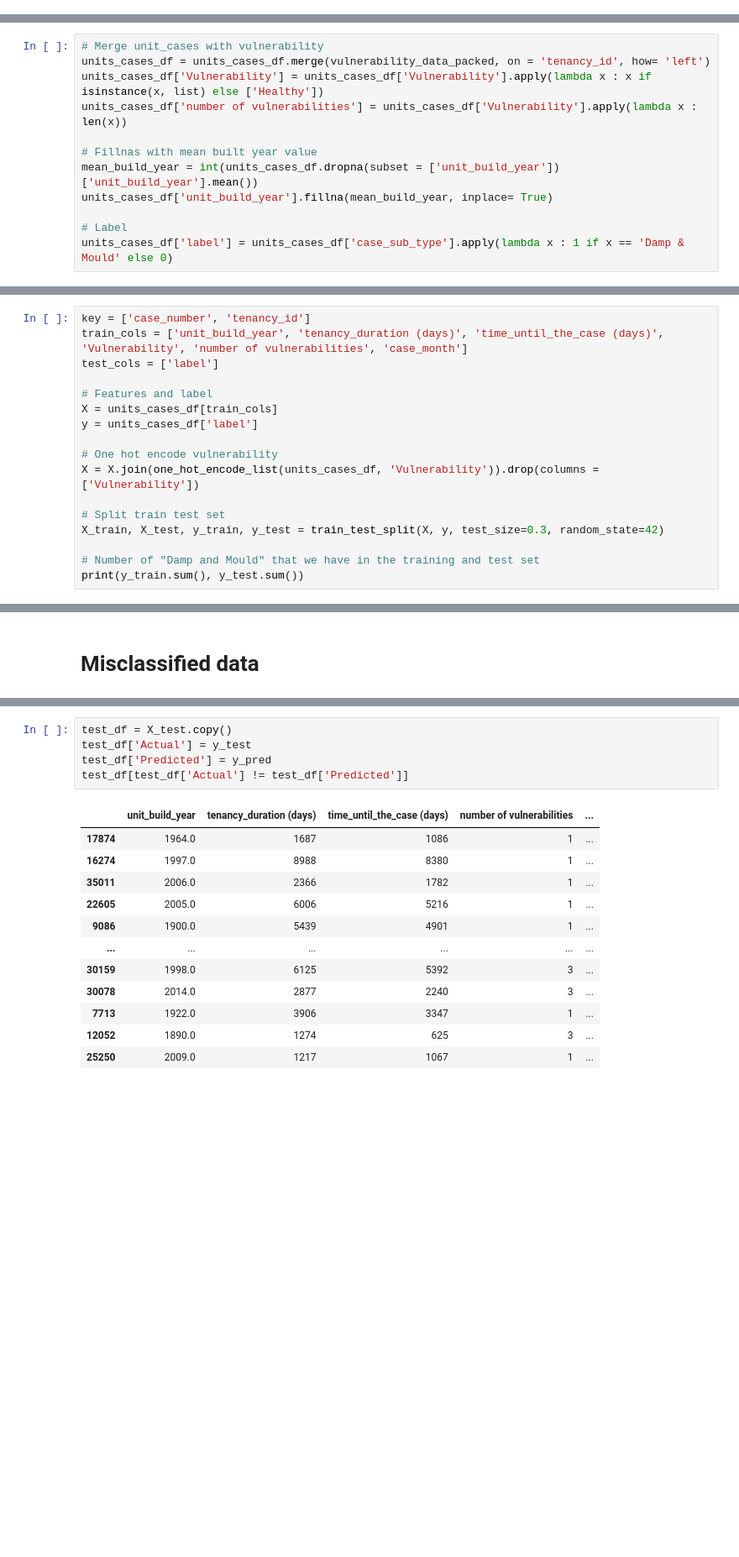
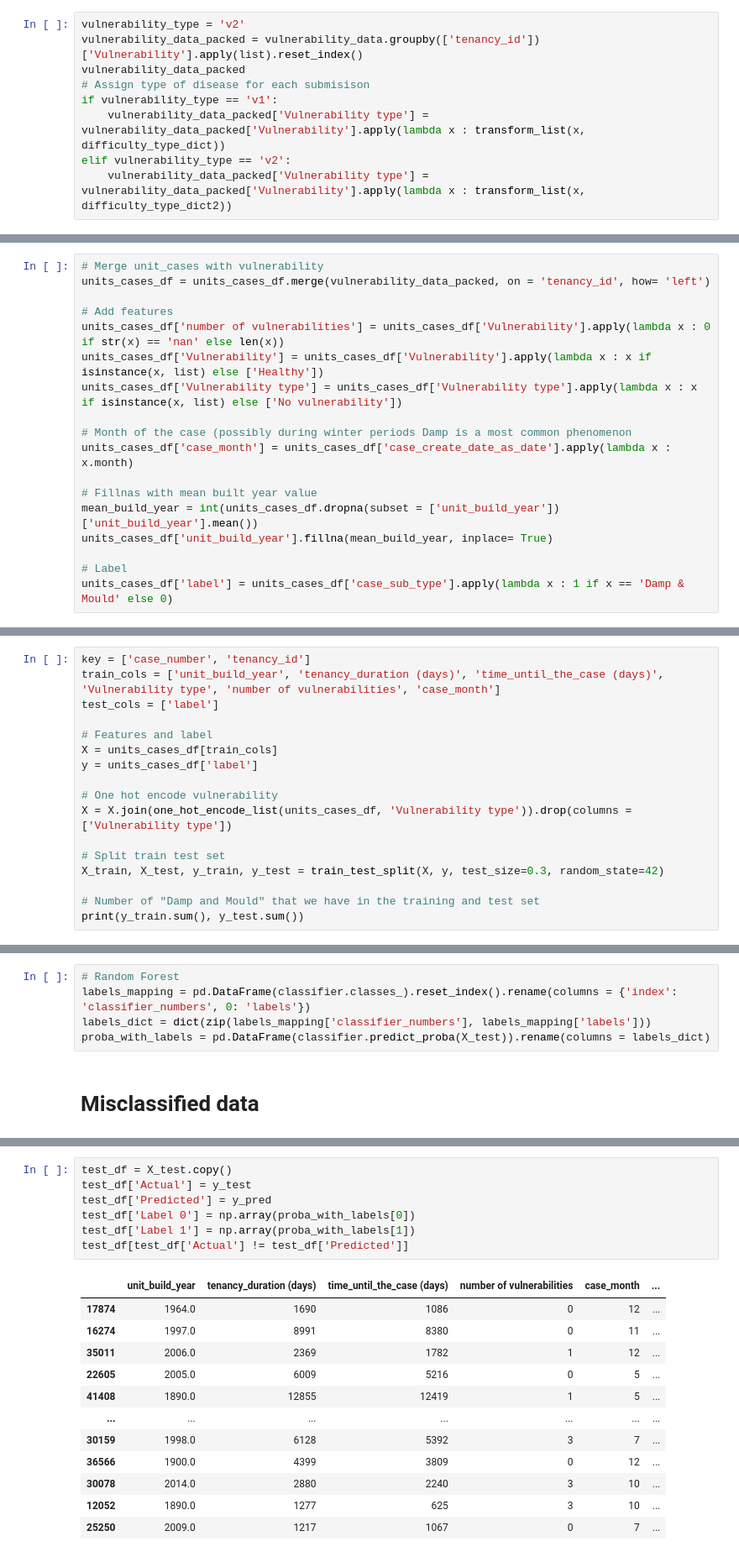
Before and after one commit to kleokog/Mycodes, a Jupyter notebook: L&Q/Code/Script 1.ipynb, the cells around one changed output, grey strips where cells are left out. Shown at 84% size. Cells and saved outputs as stored; diff of their text form; blank space fills up the shorter version.

Commit message:
feat: add proba estimation for RF, create vulnerability type 2 and fix some inor issues in the prior workflow

```diff
--- a/L&Q/Code/Script 1.ipynb
+++ b/L&Q/Code/Script 1.ipynb
@@ -101,0 +88,9 @@ Name: Vulnerability, Length: 2683, dtype: object
+# %%
+vulnerability_type = 'v2'
+vulnerability_data_packed = vulnerability_data.groupby(['tenancy_id'])['Vulnerability'].apply(list).reset_index()
+vulnerability_data_packed
+# Assign type of disease for each submisison
+if vulnerability_type == 'v1':
+    vulnerability_data_packed['Vulnerability type'] = vulnerability_data_packed['Vulnerability'].apply(lambda x : transform_list(x, difficulty_type_dict))
+elif vulnerability_type == 'v2':
+    vulnerability_data_packed['Vulnerability type'] = vulnerability_data_packed['Vulnerability'].apply(lambda x : transform_list(x, difficulty_type_dict2))
@@ -227,8 +263,14 @@ units_cases_df['time_until_the_case (days)'] = units_cases_df.apply(lambda row :
 # %%
 # Merge unit_cases with vulnerability
 units_cases_df = units_cases_df.merge(vulnerability_data_packed, on = 'tenancy_id', how= 'left')
+
+# Add features
+units_cases_df['number of vulnerabilities'] = units_cases_df['Vulnerability'].apply(lambda x : 0 if str(x) == 'nan' else len(x))
 units_cases_df['Vulnerability'] = units_cases_df['Vulnerability'].apply(lambda x : x if isinstance(x, list) else ['Healthy'])
-units_cases_df['number of vulnerabilities'] = units_cases_df['Vulnerability'].apply(lambda x : len(x))
+units_cases_df['Vulnerability type'] = units_cases_df['Vulnerability type'].apply(lambda x : x if isinstance(x, list) else ['No vulnerability'])
+
+# Month of the case (possibly during winter periods Damp is a most common phenomenon
+units_cases_df['case_month'] = units_cases_df['case_create_date_as_date'].apply(lambda x : x.month)
 
 # Fillnas with mean built year value
 mean_build_year = int(units_cases_df.dropna(subset = ['unit_build_year'])['unit_build_year'].mean())
@@ -261,7 +301,7 @@ def one_hot_encode_list(df:pd.DataFrame, column:str):
     return vector_df
 # %%
 key = ['case_number', 'tenancy_id']
-train_cols = ['unit_build_year', 'tenancy_duration (days)', 'time_until_the_case (days)', 'Vulnerability', 'number of vulnerabilities', 'case_month']
+train_cols = ['unit_build_year', 'tenancy_duration (days)', 'time_until_the_case (days)', 'Vulnerability type', 'number of vulnerabilities', 'case_month']
 test_cols = ['label']
 
 # Features and label
@@ -269,7 +309,7 @@ X = units_cases_df[train_cols]
 y = units_cases_df['label']
 
 # One hot encode vulnerability
-X = X.join(one_hot_encode_list(units_cases_df, 'Vulnerability')).drop(columns = ['Vulnerability'])
+X = X.join(one_hot_encode_list(units_cases_df, 'Vulnerability type')).drop(columns = ['Vulnerability type'])
 
 # Split train test set
 X_train, X_test, y_train, y_test = train_test_split(X, y, test_size=0.3, random_state=42)
@@ -374,2 +452,7 @@ Feature 23: Young Person, Score :0.0005
+# %%
+# Random Forest
+labels_mapping = pd.DataFrame(classifier.classes_).reset_index().rename(columns = {'index': 'classifier_numbers', 0: 'labels'})
+labels_dict = dict(zip(labels_mapping['classifier_numbers'], labels_mapping['labels']))
+proba_with_labels = pd.DataFrame(classifier.predict_proba(X_test)).rename(columns = labels_dict)
 # %% [markdown]
 # Misclassified data
@@ -392,18 +459,20 @@ X_test
 # %%
 test_df = X_test.copy()
 test_df['Actual'] = y_test
 test_df['Predicted'] = y_pred
+test_df['Label 0'] = np.array(proba_with_labels[0])
+test_df['Label 1'] = np.array(proba_with_labels[1])
 test_df[test_df['Actual'] != test_df['Predicted']]
 # %% [output]
-|  | unit_build_year | tenancy_duration (days) | time_until_the_case (days) | number of vulnerabilities | ... |
-| 17874 | 1964.0 | 1687 | 1086 | 1 | ... |
-| 16274 | 1997.0 | 8988 | 8380 | 1 | ... |
-| 35011 | 2006.0 | 2366 | 1782 | 1 | ... |
-| 22605 | 2005.0 | 6006 | 5216 | 1 | ... |
-| 9086 | 1900.0 | 5439 | 4901 | 1 | ... |
-| ... | ... | ... | ... | ... | ... |
-| 30159 | 1998.0 | 6125 | 5392 | 3 | ... |
-| 30078 | 2014.0 | 2877 | 2240 | 3 | ... |
-| 7713 | 1922.0 | 3906 | 3347 | 1 | ... |
-| 12052 | 1890.0 | 1274 | 625 | 3 | ... |
-| 25250 | 2009.0 | 1217 | 1067 | 1 | ... |
+|  | unit_build_year | tenancy_duration (days) | time_until_the_case (days) | number of vulnerabilities | case_month | ... |
+| 17874 | 1964.0 | 1690 | 1086 | 0 | 12 | ... |
+| 16274 | 1997.0 | 8991 | 8380 | 0 | 11 | ... |
+| 35011 | 2006.0 | 2369 | 1782 | 1 | 12 | ... |
+| 22605 | 2005.0 | 6009 | 5216 | 0 | 5 | ... |
+| 41408 | 1890.0 | 12855 | 12419 | 1 | 5 | ... |
+| ... | ... | ... | ... | ... | ... | ... |
+| 30159 | 1998.0 | 6128 | 5392 | 3 | 7 | ... |
+| 36566 | 1900.0 | 4399 | 3809 | 0 | 12 | ... |
+| 30078 | 2014.0 | 2880 | 2240 | 3 | 10 | ... |
+| 12052 | 1890.0 | 1277 | 625 | 3 | 10 | ... |
+| 25250 | 2009.0 | 1217 | 1067 | 0 | 7 | ... |
```
Also changed, not shown: parts of 24 cells of this notebook.
